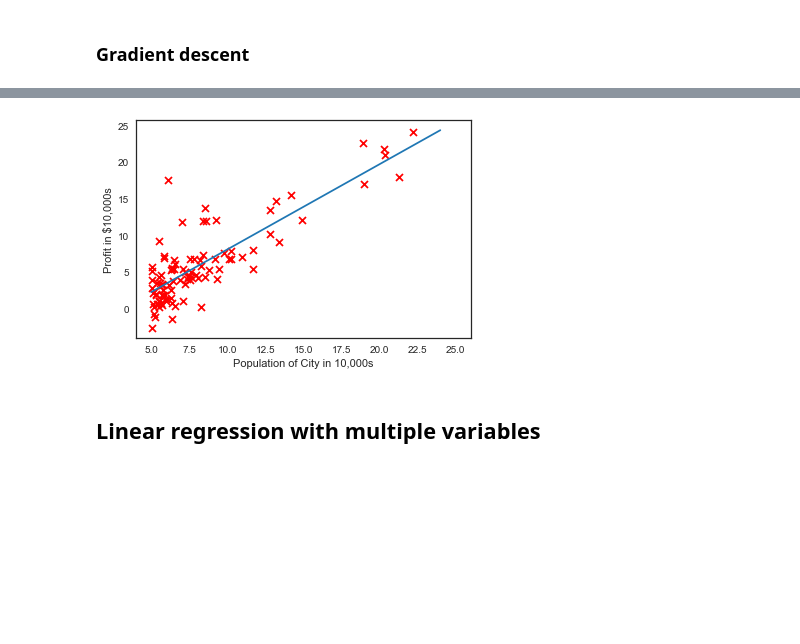
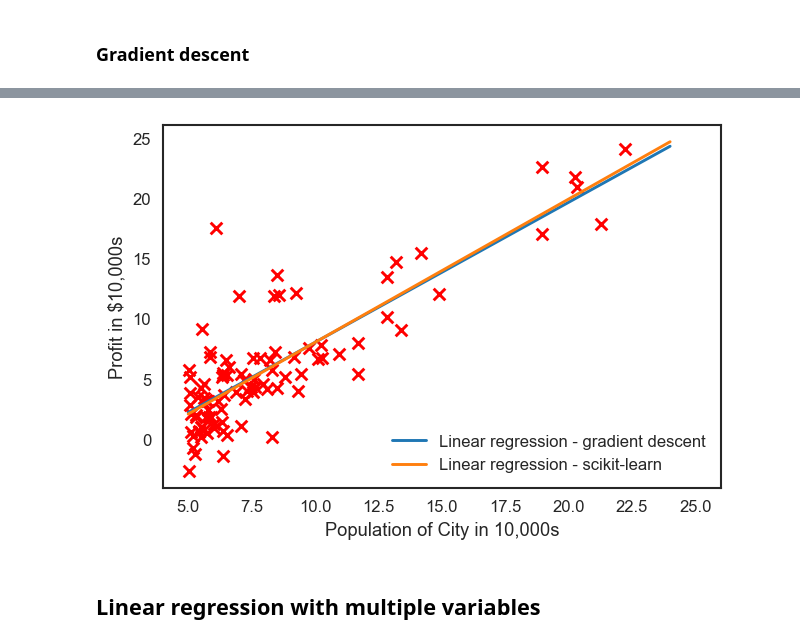
Before and after one commit to FedericoCiner/ml-coursera, a Jupyter notebook: notebooks/Exercise 1 - Linear Regression.ipynb, the cells around one changed output, grey strips where cells are left out. Saved outputs shown, nothing was run; the diff lists cells and outputs as text; code cells hidden in the pictures; blank space fills up the shorter version.

Commit message:
Updated ex1 with scikit-learn GLM comparison

```diff
--- a/notebooks/Exercise 1 - Linear Regression.ipynb
+++ b/notebooks/Exercise 1 - Linear Regression.ipynb
@@ -3,6 +3,7 @@
 # %%
 import numpy as np
 import pandas as pd
+import matplotlib
 import matplotlib.pyplot as plt
 import seaborn as sns
 from sklearn.linear_model import LinearRegression
@@ -13,6 +14,7 @@ sns.set_style('white')
 
 # set numpy print options
 np.set_printoptions(suppress=True)
+matplotlib.rcParams['figure.dpi'] = 120
 
 A = np.identity(5)
 
@@ -88,19 +90,23 @@ Theta:  [-3.63029144  1.16636235]
 # %%
 # Set up plot
 plt.scatter(x, y, c = "r", marker = "x")
 plt.xlim(4,26)
 plt.ylabel("Profit in $10,000s")
 plt.xlabel("Population of City in 10,000s")
 
 # Plot linear regression function
 x_vals = np.arange(5,25)
 y_vals = theta[0] + (theta[1] * x_vals)
 plt.plot(x_vals, y_vals, label = "Linear regression - gradient descent")
 
 # Plot scikit-learn linear regression model for comparison
-## TODO
+reg = LinearRegression()
+reg.fit(X[:,1].reshape(-1, 1), y.ravel())
+plt.plot(x_vals, reg.intercept_ + (reg.coef_ * x_vals), label = "Linear regression - scikit-learn")
+plt.legend(loc=4);
+plt.show()
 # %% [output]
-[figure, old version]
+[figure, new version]
 # %% [markdown]
 ## Linear regression with multiple variables
 # %%
```
Also changed, not shown: parts of 3 cells of this notebook.
